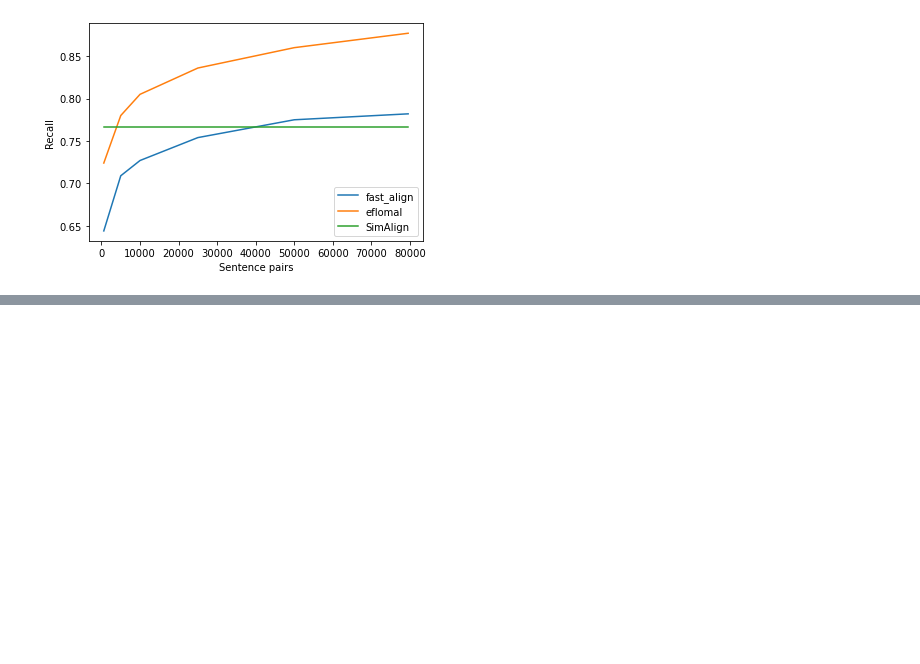
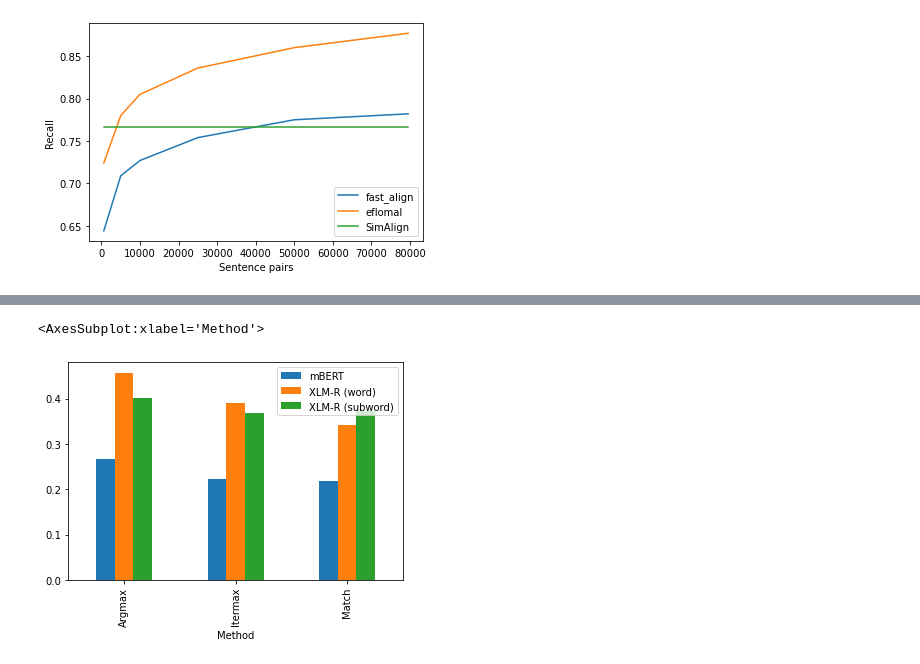
Before and after one commit to eyldlv/masterarbeit_tex, a Jupyter notebook: graphics/charts/charts.ipynb, the cells around one changed output, grey strips where cells are left out. Drawn from its saved outputs; the diff is of its cells as text; code cells hidden in the pictures; blank space fills up the shorter version.

```diff
--- a/graphics/charts/charts.ipynb
+++ b/graphics/charts/charts.ipynb
@@ -46,0 +68,12 @@ plt.savefig('recall.png', dpi=300)
+# %%
+df = pd.DataFrame({
+    'Method': ['Argmax', 'Itermax', 'Match'],
+    'mBERT': [0.266, 0.222, 0.219],
+    'XLM-R (word)': [0.457, 0.391, 0.342],
+    'XLM-R (subword)': [0.402, 0.369, 0.372]
+})
+
+df.plot(x="Method", y=["mBERT", "XLM-R (word)", "XLM-R (subword)"], kind="bar")
+# %% [output]
+<AxesSubplot:xlabel='Method'>
+[figure, added]
```
Also changed, not shown: parts of 2 cells of this notebook.
